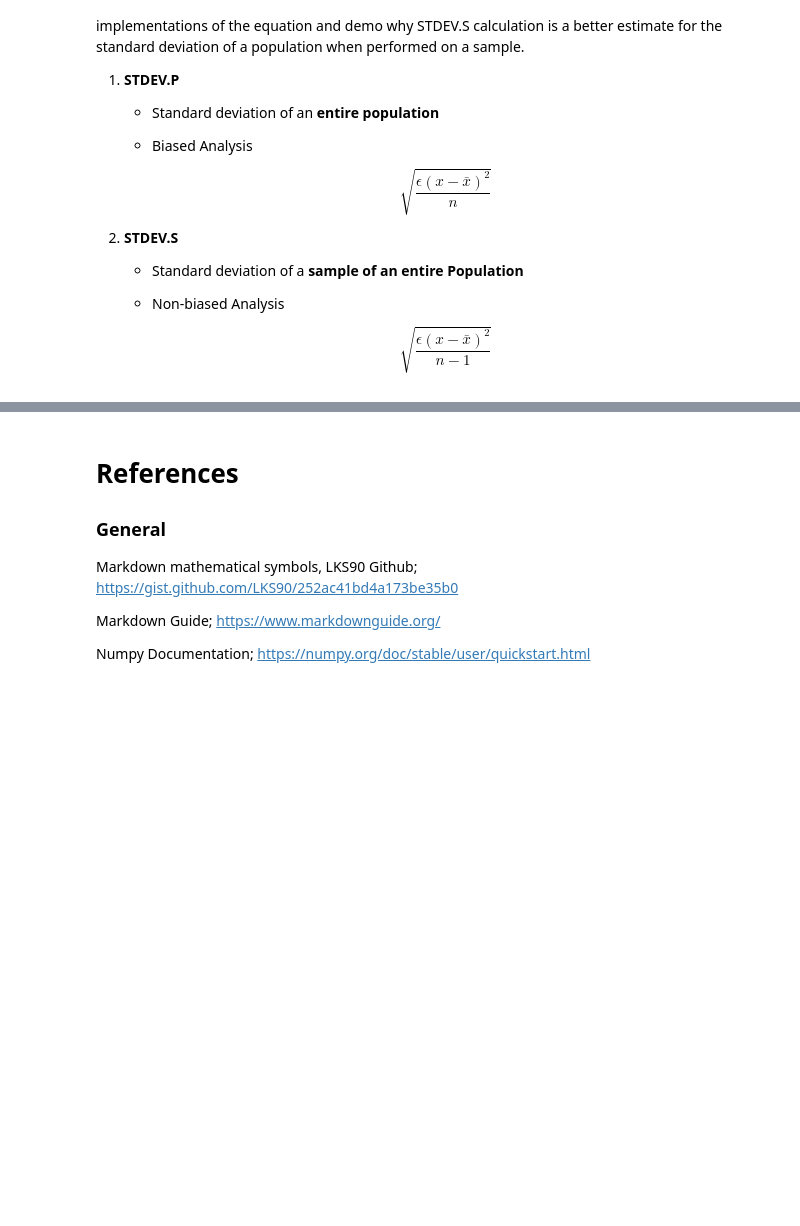
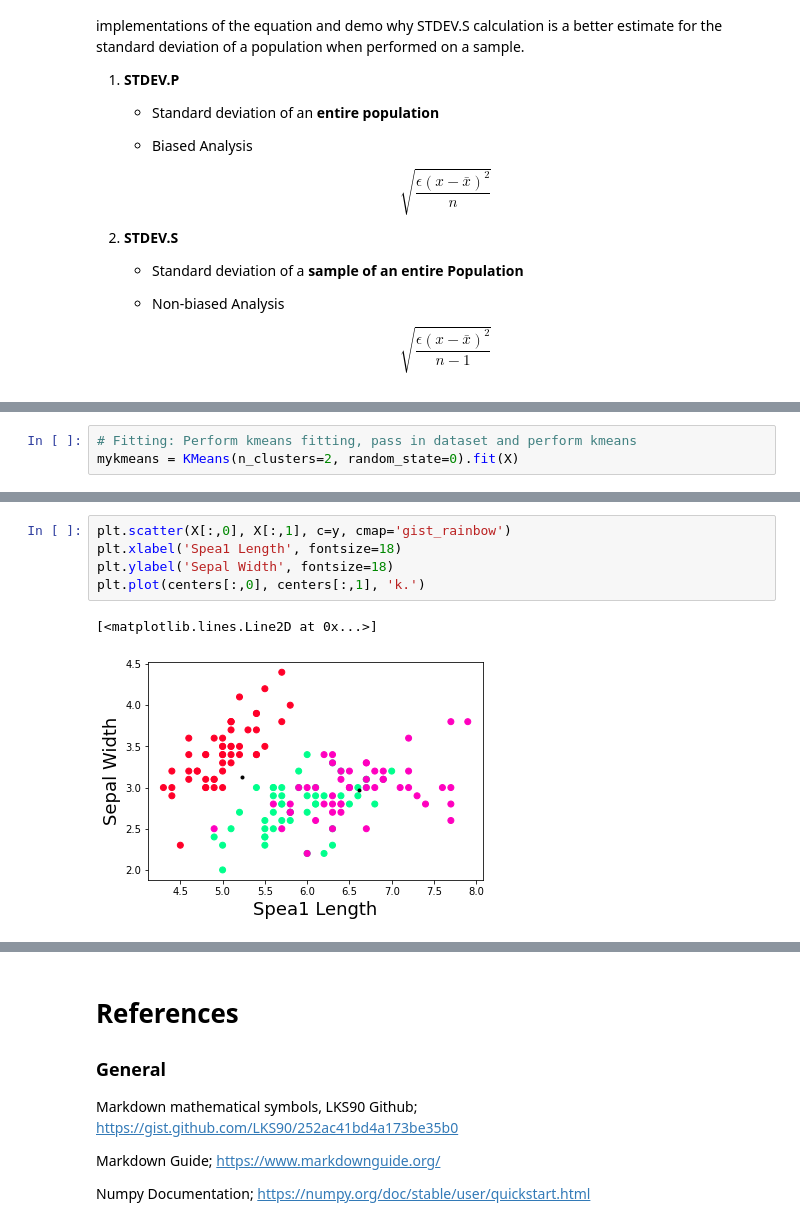
Before and after one commit to DarraghLally/Emerging-Tech-Assesments, a Jupyter notebook: Emerging_Technology_Tasks.ipynb, the cells around one changed output, grey strips where cells are left out. Saved outputs shown, nothing was run; the diff lists cells and outputs as text; blank space fills up the shorter version.

```diff
--- a/Emerging_Technology_Tasks.ipynb
+++ b/Emerging_Technology_Tasks.ipynb
@@ -335,0 +413,3 @@ Formatting https://mkaz.blog/code/python-string-format-cookbook/
+# %%
+# Fitting: Perform kmeans fitting, pass in dataset and perform kmeans
+mykmeans = KMeans(n_clusters=2, random_state=0).fit(X)
@@ -335,0 +423,8 @@ Formatting https://mkaz.blog/code/python-string-format-cookbook/
+# %%
+plt.scatter(X[:,0], X[:,1], c=y, cmap='gist_rainbow')
+plt.xlabel('Spea1 Length', fontsize=18)
+plt.ylabel('Sepal Width', fontsize=18)
+plt.plot(centers[:,0], centers[:,1], 'k.')
+# %% [output]
+[<matplotlib.lines.Line2D at 0x...>]
+[figure, added]
```
Also changed, not shown: parts of 13 cells of this notebook, 1 other file.
